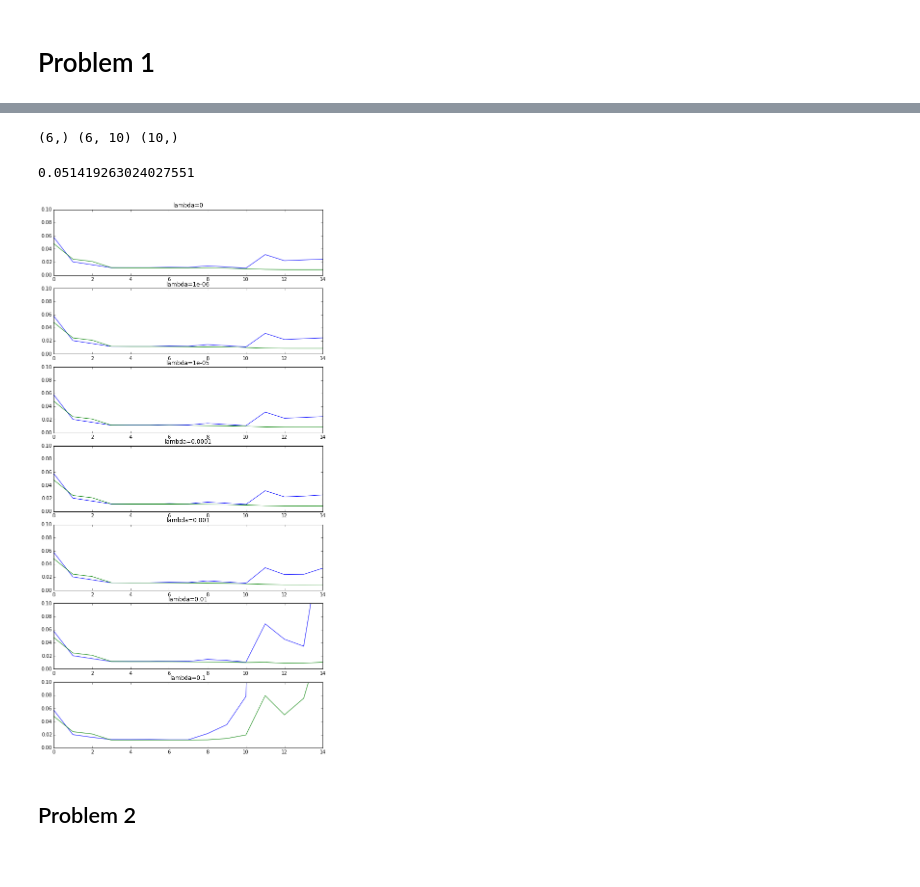
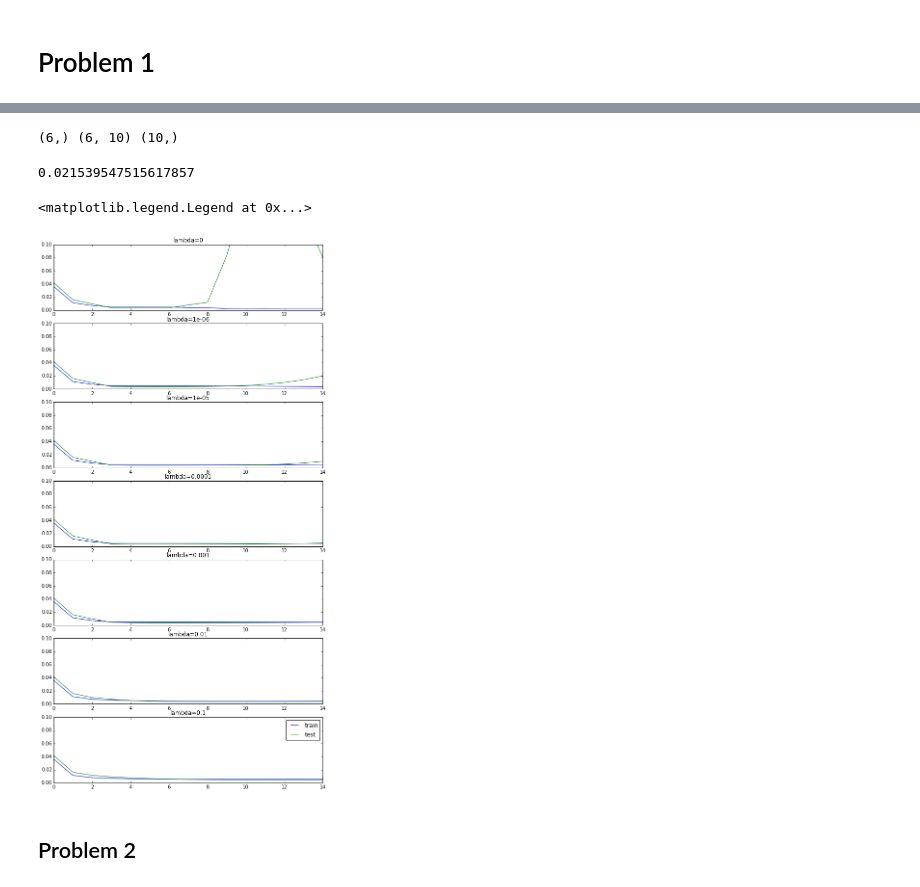
Before and after one commit to scoiatael/nn_assignments, a Jupyter notebook: assignment5/starter_code_problems_1_5.ipynb, the cells around one changed output, grey strips where cells are left out. Cells and saved outputs as stored; diff of their text form; code cells hidden in the pictures.

```diff
--- a/assignment5/starter_code_problems_1_5.ipynb
+++ b/assignment5/starter_code_problems_1_5.ipynb
@@ -59,15 +59,29 @@ def poly_fit(data, degree, _lambda):
     powers = np.arange(degree + 1.0).reshape(-1,1)
     X = data[0].reshape(1,-1)
     Y = data[1].reshape(1,-1)
-    XX = X**powers
+    Xp = X**powers
     #
     # TODO: implement the closed-form solution for Theta
     #
     # Please note that np.inv may be numerically unstable.
     # It is better to use np.linalg.solve or even a QR decomposition.
-    # Theta = (Y.dot(XX.T) + (Y.size)*_lambda).dot(inv(XX.dot(XX.T)))
-    A = XX.dot(XX.T)
-    B = (Y.dot(XX.T) +  _lambda).reshape((A.shape[0],))
+    A = Xp.dot(Xp.T)
+    A = A + eye(A.shape[0])* _lambda #* Y.size
+    B = Xp.T.T.dot(Y.T)
+    # q, r = np.linalg.qr(A, mode='complete')
+    # Theta = inv(r).dot(q.T).dot(B)
+    # Theta = linalg.solve(r, q.T.dot(B))
+    # Theta = inv(A).dot(B)
+    # B = Y.dot(Xp.T).ravel()
+    # A = (Xp.dot(Xp.T) +  Y.size * _lambda)
     # B = (Y.dot(XX.T) + Y.size * _lambda).reshape((A.shape[0],))
+    # print A.shape, B.shape
     Theta = linalg.solve(A, B)
-    return Theta
+    return Theta.ravel()
+
+scatter(train_data[0], train_data[1], label='train data', color='r')
+plot(XX, poly_fun(XX, true_poly), label='ground truth')
+degree = 15
+T = poly_fit(dataset, degree, 1.)
+plot(XX, poly_fun(XX, T), label='fit')
+legend(loc='upper left')
@@ -76,12 +93,12 @@ dataset = make_dataset(10)
 degree = 5
 T = poly_fit(dataset, degree, 0.)
 X,Y = dataset[0], dataset[1]
-XX = X**(np.arange(degree + 1.0).reshape(-1,1))
-print T.shape, XX.shape, Y.shape
-((T.dot(XX) - Y)**2).sum()
+Xp = X**(np.arange(degree + 1.0).reshape(-1,1))
+print T.shape, Xp.shape, Y.shape
+((T.dot(Xp) - Y)**2).sum()
 # %% [output]
 (6,) (6, 10) (10,)
-0.051419263024027551
+0.021539547515617857
 # %%
 lambdas = [0.0, 0.000001, 0.00001, 0.0001, 0.001, 0.01, 0.1]
 degrees  = arange(15)
@@ -93,36 +110,38 @@ train_errors = np.zeros((len(lambdas), len(degrees)))
 test_errors = np.zeros((len(lambdas), len(degrees)))
 
 #sample a single dataset for all experiments
 test_data = make_dataset(num_samples)
 
 for repetition in xrange(num_repetitions):
     #sample a new training dataset for this repetition
     train_data = make_dataset(num_samples)
     #scatter(data[0], data[1])
     for degree_i, degree in enumerate(degrees):
         for lambda_i, _lambda in enumerate(lambdas):
             Theta = poly_fit(train_data, degree, _lambda)
             #
             # TODO: compute the mean training and test errors
             #
             XX = test_data[0]**(np.arange(degree + 1.0).reshape(-1,1))
             Y = test_data[1]
-            train_errors[lambda_i][degree_i] = ((Theta.dot(XX) - Y)**2).sum()
+            test_errors[lambda_i][degree_i] = ((Theta.dot(XX) - Y)**2).sum()
             XX = train_data[0]**(np.arange(degree + 1.0).reshape(-1,1))
             Y = train_data[1]
-            test_errors[lambda_i][degree_i] = ((Theta.dot(XX) - Y)**2).sum()
+            train_errors[lambda_i][degree_i] = ((Theta.dot(XX) - Y)**2).sum()
 train_errors /=  num_repetitions
 test_errors /= num_repetitions
 
 figure(figsize=(10,20))
 for lambda_i, _lambda in enumerate(lambdas):
     subplot(len(lambdas), 1, lambda_i+1)
     plot(degrees, train_errors[lambda_i,:], label='train')
     plot(degrees, test_errors[lambda_i,:],  label='test')
     ylim(0,0.1)
     title('lambda=%g'%(_lambda,))
+legend()
 # %% [output]
+<matplotlib.legend.Legend at 0x...>
-[figure, old version]
+[figure, new version]
 # %%
 # SVM Problems
 # %%
```
Also changed, not shown: parts of 9 cells of this notebook.
